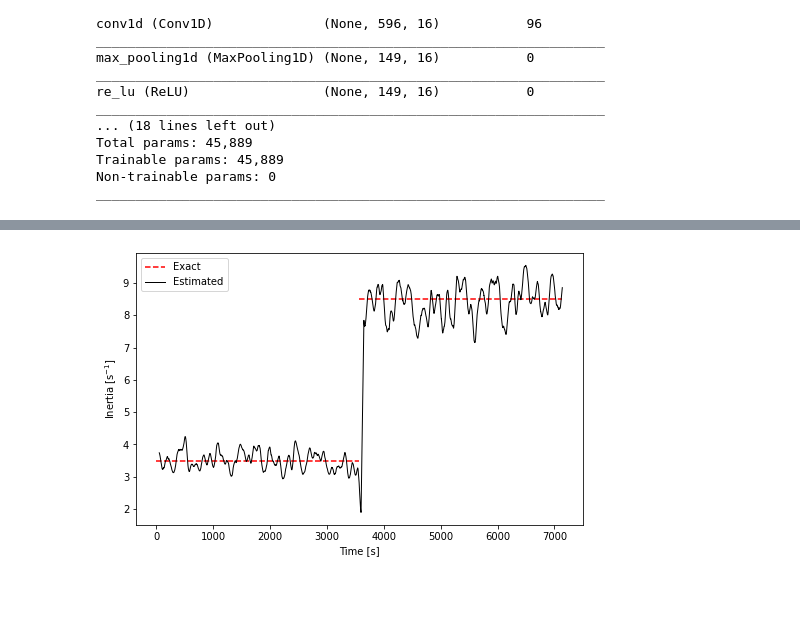
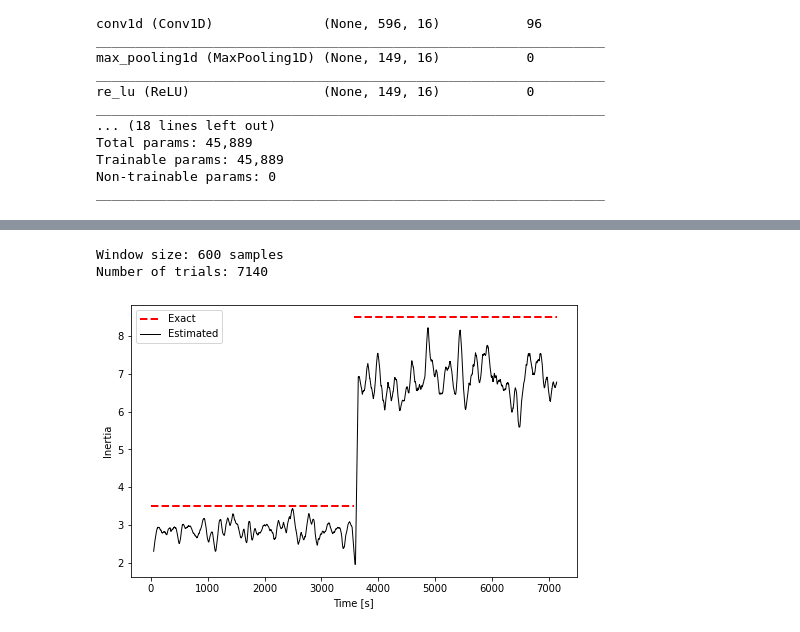
Before and after one commit to danielelinaro/inertia, a Jupyter notebook: notebooks/Estimate_inertia.ipynb, the cells around one changed output, grey strips where cells are left out. Cells and saved outputs as stored; diff of their text form; code cells hidden in the pictures; blank space fills up the shorter version.

Commit message:
Code reorganization for data generation and network training

```diff
--- a/notebooks/Estimate_inertia.ipynb
+++ b/notebooks/Estimate_inertia.ipynb
@@ -103,11 +154,23 @@ time = np.arange(H.size) * window_step * dt
 # %%
+data_file = '../pan/ieee14_H={:.1f}.npz'
+data_files = [data_file.format(h) for h in [3.5,8.5]]
+
+var_name = 'omega01'
+window_dur = 60
+window_step = 10
+
+t, _, omega_sliding, indexes, sim_pars = load_data(data_files, var_name, window_dur, window_step)
+dt = np.diff(t[:2])[0]
+time, H, _ = predict(omega_sliding, best_model, window_step, dt)
+
 fig,ax = plt.subplots(1, 1, figsize=(8,5))
-ax.plot(time[[0,int(time.size/2)]], simulation_parameters['H'] + np.zeros(2), 'r--', label='Exact')
-ax.plot(time[[int(time.size/2),-1]], simulation_parameters['H'] + 5 + np.zeros(2), 'r--')
+ax.plot(time[[0,int(time.size/2)]], sim_pars['H'] + np.zeros(2), 'r--', lw=2, label='Exact')
+ax.plot(time[[int(time.size/2),-1]], sim_pars['H'] + 5 + np.zeros(2), 'r--', lw=2)
 ax.plot(time, H, 'k', lw=1, label='Estimated')
-# ax.set_ylim([0,10])
 ax.legend(loc='best')
 ax.set_xlabel('Time [s]')
-ax.set_ylabel(r'Inertia [$\mathrm{s}^{-1}$]');
+ax.set_ylabel(r'Inertia');
 # %% [output]
+Window size: 600 samples
+Number of trials: 7140
-[figure, old version]
+[figure, new version]
```
Also changed, not shown: parts of 12 cells of this notebook, 11 other files.
